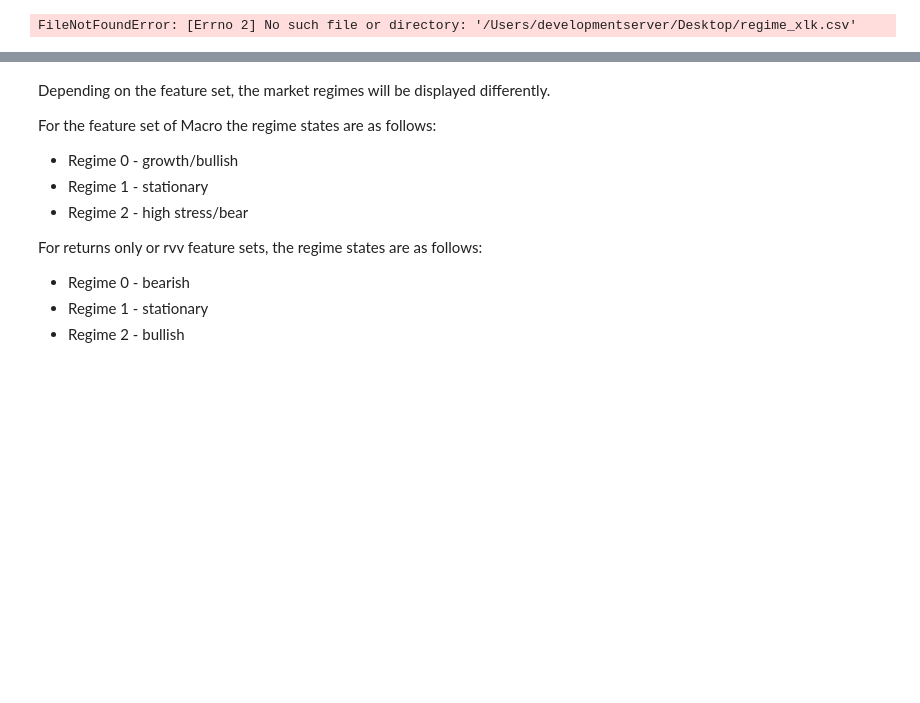
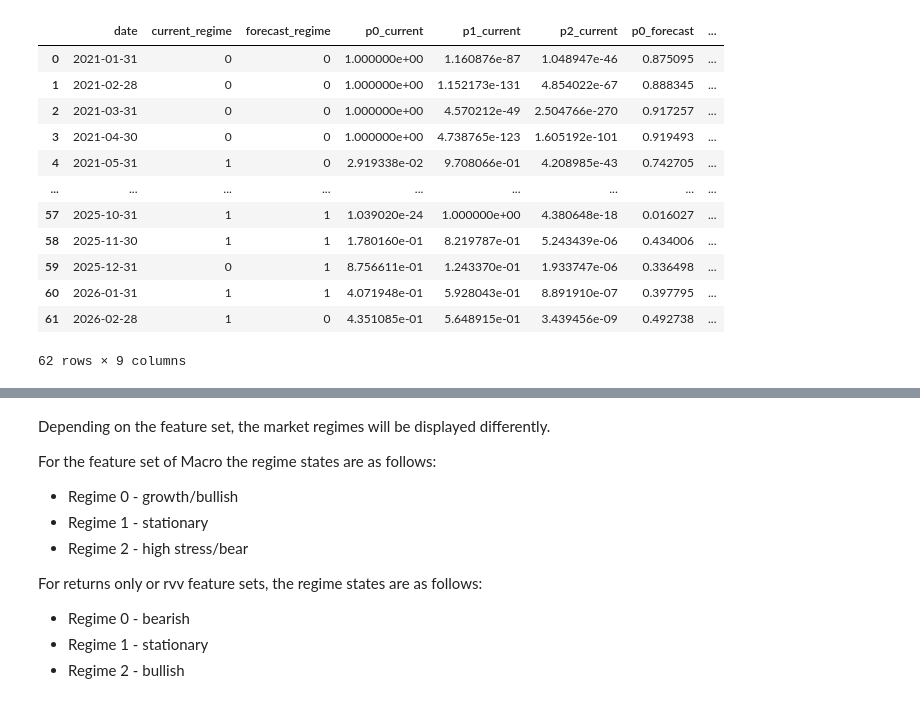
Before and after one commit to Joanmascastella/AlpaxaHMM, a Jupyter notebook: notebooks/test.ipynb, the cells around one changed output, grey strips where cells are left out. Cells and saved outputs as stored; diff of their text form; code cells hidden in the pictures; blank space fills up the shorter version.

```diff
--- a/notebooks/test.ipynb
+++ b/notebooks/test.ipynb
@@ -1,13 +1,25 @@
 # %%
 import pandas as pd
 
 # Path to saved regime csv
-path = '/Users/developmentserver/Desktop/regime_xlk.csv'
+path = '/Users/developmentserver/Desktop/reg_nvda.csv'
 
 df = pd.read_csv(path)
 df
 # %% [output]
+|  | date | current_regime | forecast_regime | p0_current | p1_current | p2_current | p0_forecast | ... |
+| 0 | 2021-01-31 | 0 | 0 | 1.000000e+00 | 1.160876e-87 | 1.048947e-46 | 0.875095 | ... |
+| 1 | 2021-02-28 | 0 | 0 | 1.000000e+00 | 1.152173e-131 | 4.854022e-67 | 0.888345 | ... |
+| 2 | 2021-03-31 | 0 | 0 | 1.000000e+00 | 4.570212e-49 | 2.504766e-270 | 0.917257 | ... |
+| 3 | 2021-04-30 | 0 | 0 | 1.000000e+00 | 4.738765e-123 | 1.605192e-101 | 0.919493 | ... |
+| 4 | 2021-05-31 | 1 | 0 | 2.919338e-02 | 9.708066e-01 | 4.208985e-43 | 0.742705 | ... |
+| ... | ... | ... | ... | ... | ... | ... | ... | ... |
+| 57 | 2025-10-31 | 1 | 1 | 1.039020e-24 | 1.000000e+00 | 4.380648e-18 | 0.016027 | ... |
+| 58 | 2025-11-30 | 1 | 1 | 1.780160e-01 | 8.219787e-01 | 5.243439e-06 | 0.434006 | ... |
+| 59 | 2025-12-31 | 0 | 1 | 8.756611e-01 | 1.243370e-01 | 1.933747e-06 | 0.336498 | ... |
+| 60 | 2026-01-31 | 1 | 1 | 4.071948e-01 | 5.928043e-01 | 8.891910e-07 | 0.397795 | ... |
+| 61 | 2026-02-28 | 1 | 0 | 4.351085e-01 | 5.648915e-01 | 3.439456e-09 | 0.492738 | ... |
-FileNotFoundError: [Errno 2] No such file or directory: '/Users/developmentserver/Desktop/regime_xlk.csv'
+62 rows × 9 columns
 # %%
 import matplotlib.pyplot as plt
 import matplotlib.patches as mpatches
```
Also changed, not shown: parts of 1 cell of this notebook.
